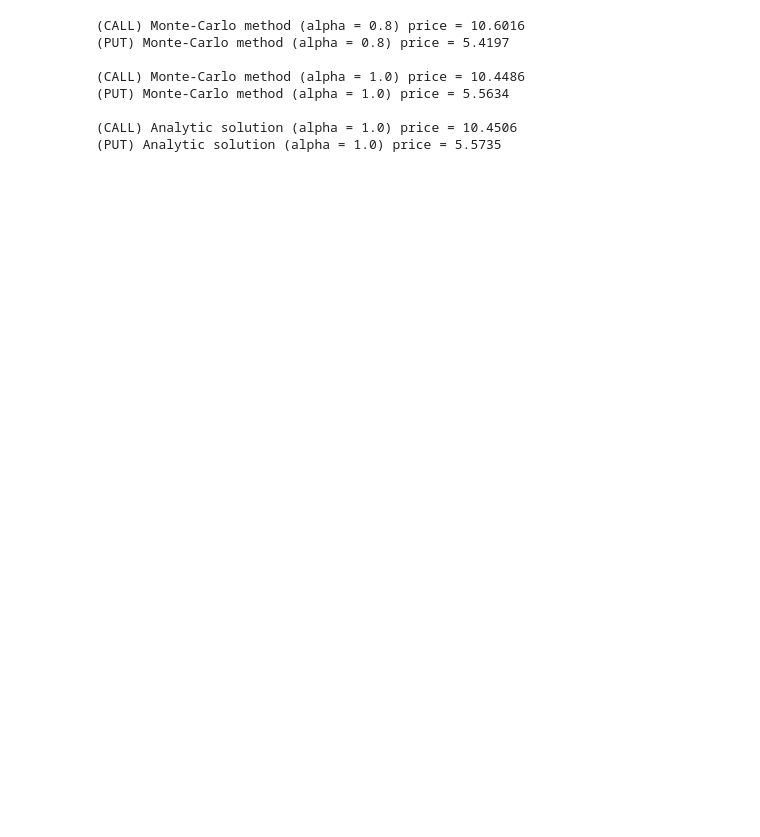
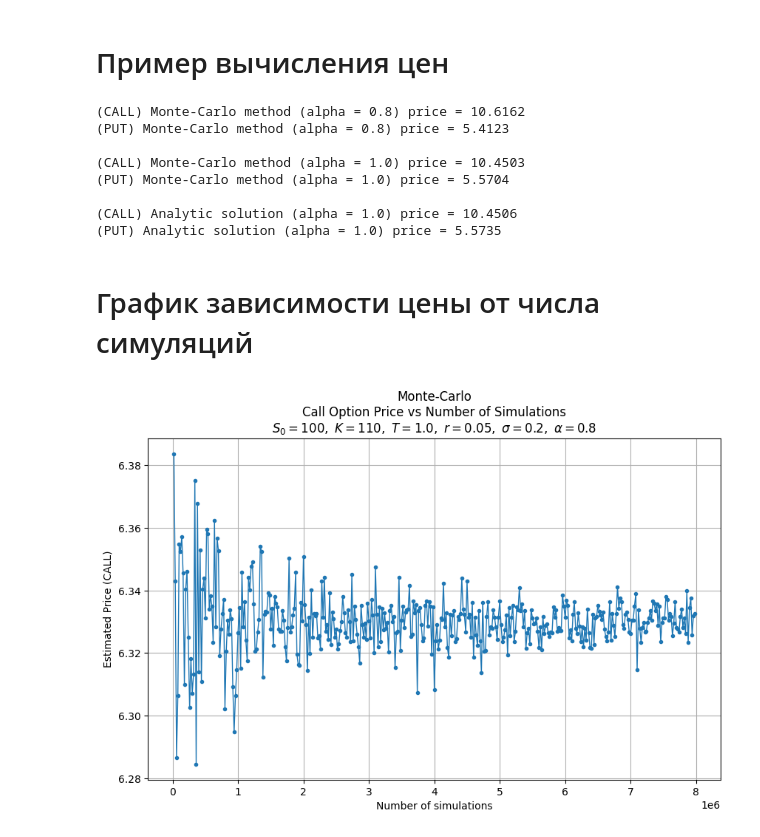
Before and after one commit to MathAndLive/TimeFracBlackScholesEq, a Jupyter notebook: code/monte_carlo/monte_carlo_test.ipynb, the cells around one changed output. Cells and saved outputs as stored; diff of their text form; code cells hidden in the pictures; blank space fills up the shorter version.

```diff
--- a/code/monte_carlo/monte_carlo_test.ipynb
+++ b/code/monte_carlo/monte_carlo_test.ipynb
@@ -4,3 +7,5 @@ from code.finmath1 import BlackScholes
+# %% [markdown]
+# Пример вычисления цен
 # %%
 # Arguments
 
@@ -14,26 +19,61 @@ N = 5_000_000
 
 # Calculate prices
 
-price_call = monte_carlo(S0, K, T, r, sigma, alpha, N, call=True)
-price_put = monte_carlo(S0, K, T, r, sigma, alpha, N, call=False)
+price_call, _ = monte_carlo(S0, K, T, r, sigma, alpha, N, call=True)
+price_put, _ = monte_carlo(S0, K, T, r, sigma, alpha, N, call=False)
 print(f'(CALL) Monte-Carlo method (alpha = {alpha}) price = {price_call:.4f}')
 print(f'(PUT) Monte-Carlo method (alpha = {alpha}) price = {price_put:.4f}\n')
 
 alpha_classic = 1.0
-price_classic_call = monte_carlo(S0, K, T, r, sigma, alpha_classic, N, call=True)
-price_classic_put = monte_carlo(S0, K, T, r, sigma, alpha_classic, N, call=False)
-print(f'(CALL) Monte-Carlo method (alpha = {alpha_classic}) price = {price_classic_call:.4f}')
-print(f'(PUT) Monte-Carlo method (alpha = {alpha_classic}) price = {price_classic_put:.4f}\n')
+price_classic_call, _ = monte_carlo(
+    S0, K, T, r, sigma, alpha_classic, N, call=True)
+price_classic_put, _ = monte_carlo(
+    S0, K, T, r, sigma, alpha_classic, N, call=False)
+print(
+    f'(CALL) Monte-Carlo method (alpha = {alpha_classic}) price = {price_classic_call:.4f}')
+print(
+    f'(PUT) Monte-Carlo method (alpha = {alpha_classic}) price = {price_classic_put:.4f}\n')
 
 model = BlackScholes(sigma, r)
-print(f'(CALL) Analytic solution (alpha = 1.0) price = {model.call_price(S0, T, K):.4f}')
-print(f'(PUT) Analytic solution (alpha = 1.0) price = {model.put_price(S0, T, K):.4f}\n')
+print(
+    f'(CALL) Analytic solution (alpha = 1.0) price = {model.call_price(S0, T, K):.4f}')
+print(
+    f'(PUT) Analytic solution (alpha = 1.0) price = {model.put_price(S0, T, K):.4f}\n')
 # %% [output]
-(CALL) Monte-Carlo method (alpha = 0.8) price = 10.6016
-(PUT) Monte-Carlo method (alpha = 0.8) price = 5.4197
+(CALL) Monte-Carlo method (alpha = 0.8) price = 10.6162
+(PUT) Monte-Carlo method (alpha = 0.8) price = 5.4123
 
-(CALL) Monte-Carlo method (alpha = 1.0) price = 10.4486
-(PUT) Monte-Carlo method (alpha = 1.0) price = 5.5634
+(CALL) Monte-Carlo method (alpha = 1.0) price = 10.4503
+(PUT) Monte-Carlo method (alpha = 1.0) price = 5.5704
 
 (CALL) Analytic solution (alpha = 1.0) price = 10.4506
 (PUT) Analytic solution (alpha = 1.0) price = 5.5735
+# %% [markdown]
+# График зависимости цены от числа симуляций
+# %%
+n_list = [i * 20_000 for i in range(1, 400)]
+prices = []
+
+S0 = 100
+K = 110
+T = 1.0
+r = 0.05
+sigma = 0.2
+alpha = 0.8
+
+for N in n_list:
+    price, _ = monte_carlo(S0, K, T, r, sigma, alpha, size=N, call=True)
+    prices.append(price)
+# %%
+plt.figure(figsize=(10, 6))
+plt.plot(n_list, prices, marker='o', markersize=3, linewidth=1)
+plt.title(
+    f'Monte-Carlo\nCall Option Price vs Number of Simulations\n'
+    f'$S_0={S0},\\ K={K},\\ T={T},\\ r={r},\\ \\sigma={sigma},\\ \\alpha={alpha}$'
+)
+plt.xlabel('Number of simulations')
+plt.ylabel('Estimated Price (CALL)')
+plt.grid(True)
+plt.show()
+# %% [output]
+[figure, added]
```
Also changed, not shown: parts of 2 cells of this notebook, 12 other files.
